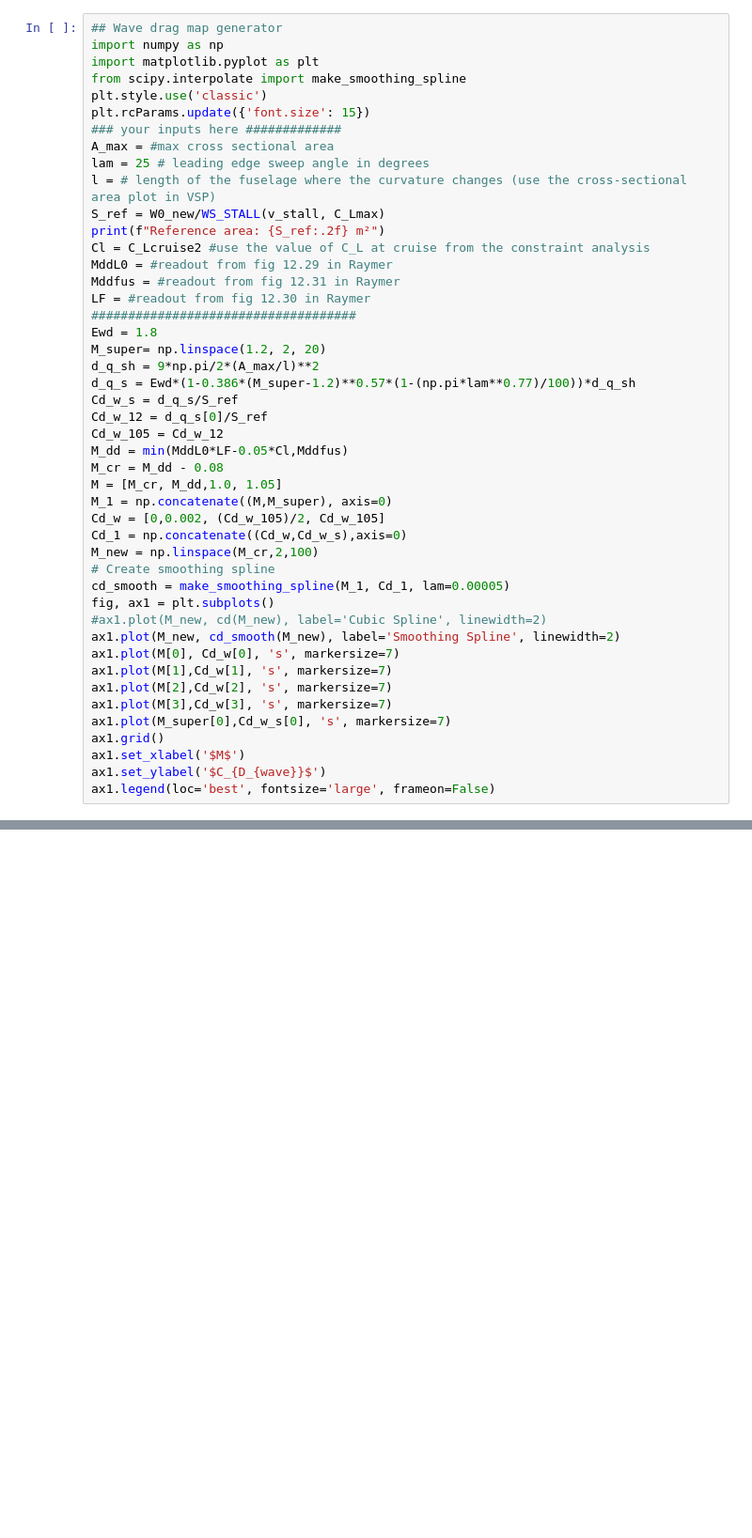
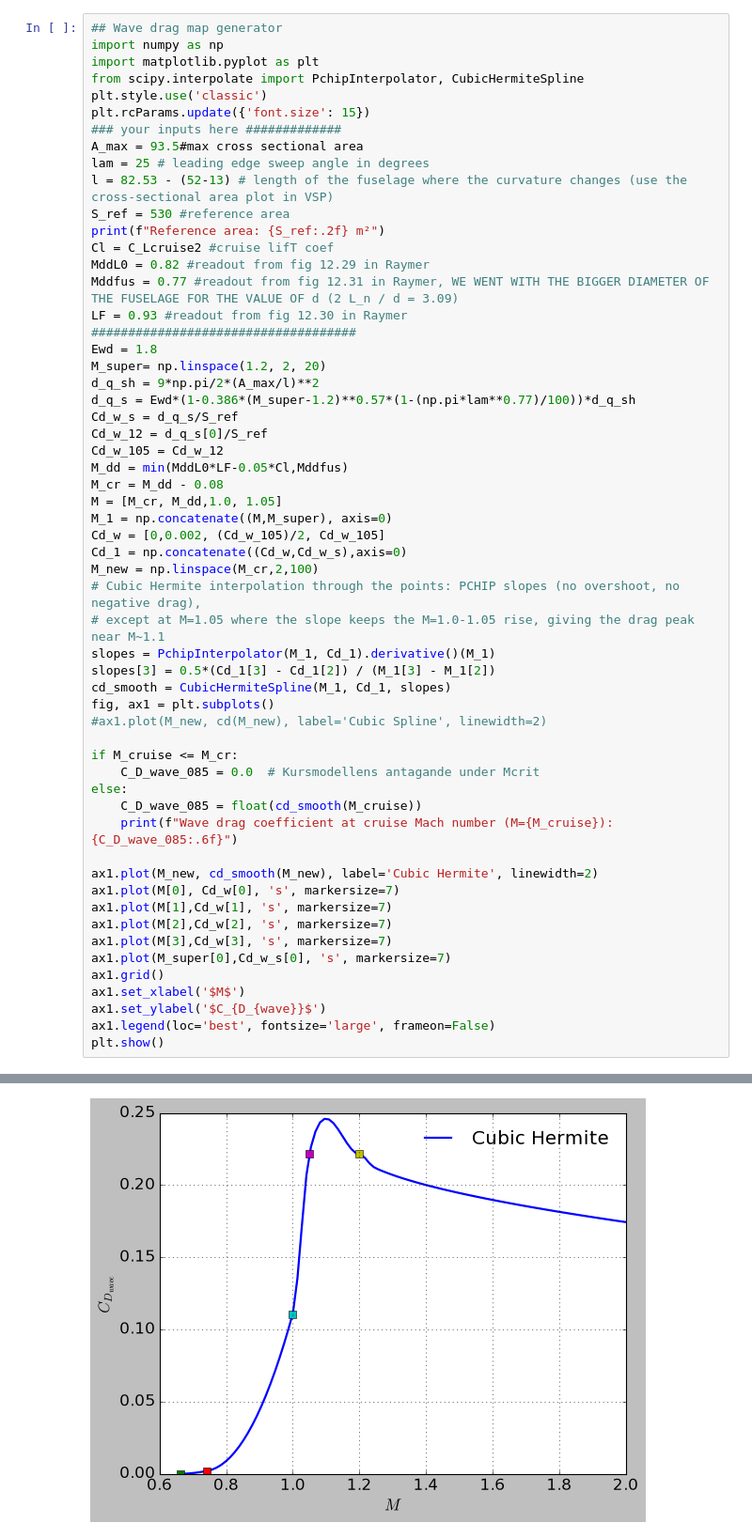
Before and after one commit to astromzZ/MMS236-Aircraft-design-project, a Jupyter notebook: constraintanalysis.ipynb, the cells around one changed output, grey strips where cells are left out. Shown at 94% size. Cells and saved outputs as stored; diff of their text form; blank space fills up the shorter version.

Commit message:
wave drag beginnings

```diff
--- a/constraintanalysis.ipynb
+++ b/constraintanalysis.ipynb
@@ -312,19 +170,19 @@ SyntaxError: invalid syntax (2659798687.py, line 8)
 ## Wave drag map generator
 import numpy as np
 import matplotlib.pyplot as plt
-from scipy.interpolate import make_smoothing_spline
+from scipy.interpolate import PchipInterpolator, CubicHermiteSpline
 plt.style.use('classic')
 plt.rcParams.update({'font.size': 15})
 ### your inputs here #############
-A_max = #max cross sectional area
+A_max = 93.5#max cross sectional area
 lam = 25 # leading edge sweep angle in degrees
-l = # length of the fuselage where the curvature changes (use the cross-sectional area plot in VSP)
-S_ref = W0_new/WS_STALL(v_stall, C_Lmax)
+l = 82.53 - (52-13) # length of the fuselage where the curvature changes (use the cross-sectional area plot in VSP)
+S_ref = 530 #reference area
 print(f"Reference area: {S_ref:.2f} m²")
-Cl = C_Lcruise2 #use the value of C_L at cruise from the constraint analysis
-MddL0 = #readout from fig 12.29 in Raymer
-Mddfus = #readout from fig 12.31 in Raymer
-LF = #readout from fig 12.30 in Raymer
+Cl = C_Lcruise2 #cruise lifT coef
+MddL0 = 0.82 #readout from fig 12.29 in Raymer
+Mddfus = 0.77 #readout from fig 12.31 in Raymer, WE WENT WITH THE BIGGER DIAMETER OF THE FUSELAGE FOR THE VALUE OF d (2 L_n / d = 3.09)
+LF = 0.93 #readout from fig 12.30 in Raymer
 ####################################
 Ewd = 1.8
 M_super= np.linspace(1.2, 2, 20)
@@ -340,11 +198,21 @@ M_1 = np.concatenate((M,M_super), axis=0)
 Cd_w = [0,0.002, (Cd_w_105)/2, Cd_w_105]
 Cd_1 = np.concatenate((Cd_w,Cd_w_s),axis=0)
 M_new = np.linspace(M_cr,2,100)
-# Create smoothing spline
-cd_smooth = make_smoothing_spline(M_1, Cd_1, lam=0.00005)
+# Cubic Hermite interpolation through the points: PCHIP slopes (no overshoot, no negative drag),
+# except at M=1.05 where the slope keeps the M=1.0-1.05 rise, giving the drag peak near M~1.1
+slopes = PchipInterpolator(M_1, Cd_1).derivative()(M_1)
+slopes[3] = 0.5*(Cd_1[3] - Cd_1[2]) / (M_1[3] - M_1[2])
+cd_smooth = CubicHermiteSpline(M_1, Cd_1, slopes)
 fig, ax1 = plt.subplots()
 #ax1.plot(M_new, cd(M_new), label='Cubic Spline', linewidth=2)
-ax1.plot(M_new, cd_smooth(M_new), label='Smoothing Spline', linewidth=2)
+
+if M_cruise <= M_cr:
+    C_D_wave_085 = 0.0  # Kursmodellens antagande under Mcrit
+else:
+    C_D_wave_085 = float(cd_smooth(M_cruise))
+    print(f"Wave drag coefficient at cruise Mach number (M={M_cruise}): {C_D_wave_085:.6f}")
+
+ax1.plot(M_new, cd_smooth(M_new), label='Cubic Hermite', linewidth=2)
 ax1.plot(M[0], Cd_w[0], 's', markersize=7)
 ax1.plot(M[1],Cd_w[1], 's', markersize=7)
 ax1.plot(M[2],Cd_w[2], 's', markersize=7)
@@ -354,4 +222,5 @@ ax1.grid()
 ax1.set_xlabel('$M$')
 ax1.set_ylabel('$C_{D_{wave}}$')
 ax1.legend(loc='best', fontsize='large', frameon=False)
+plt.show()
 # %% [output]
@@ -358,0 +229 @@ SyntaxError: invalid syntax (3156513742.py, line 8)
+[figure, added]
```
Also changed, not shown: parts of 5 cells of this notebook.
